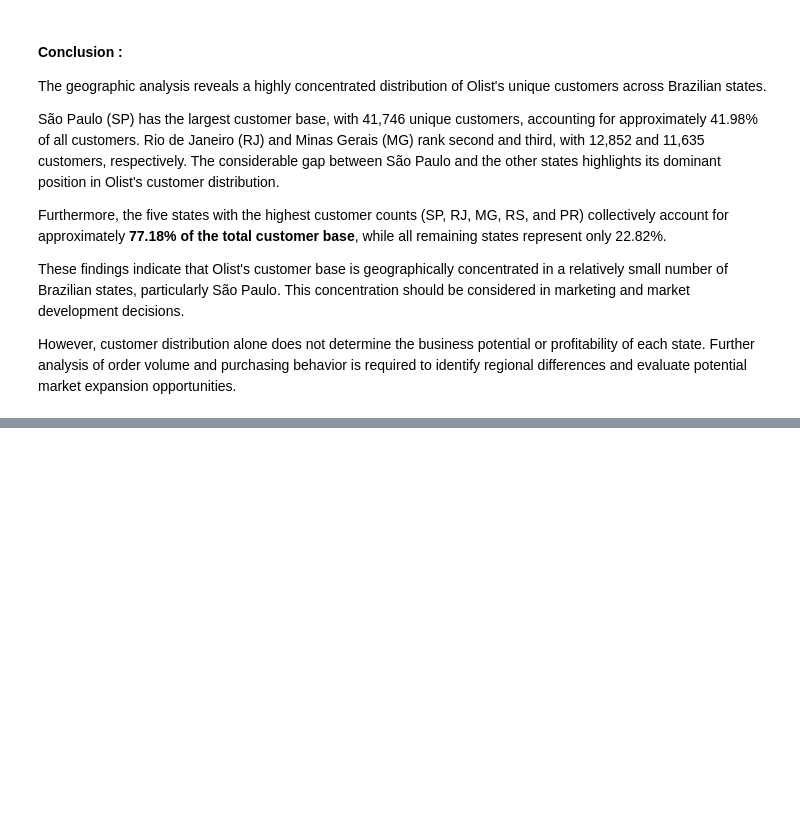
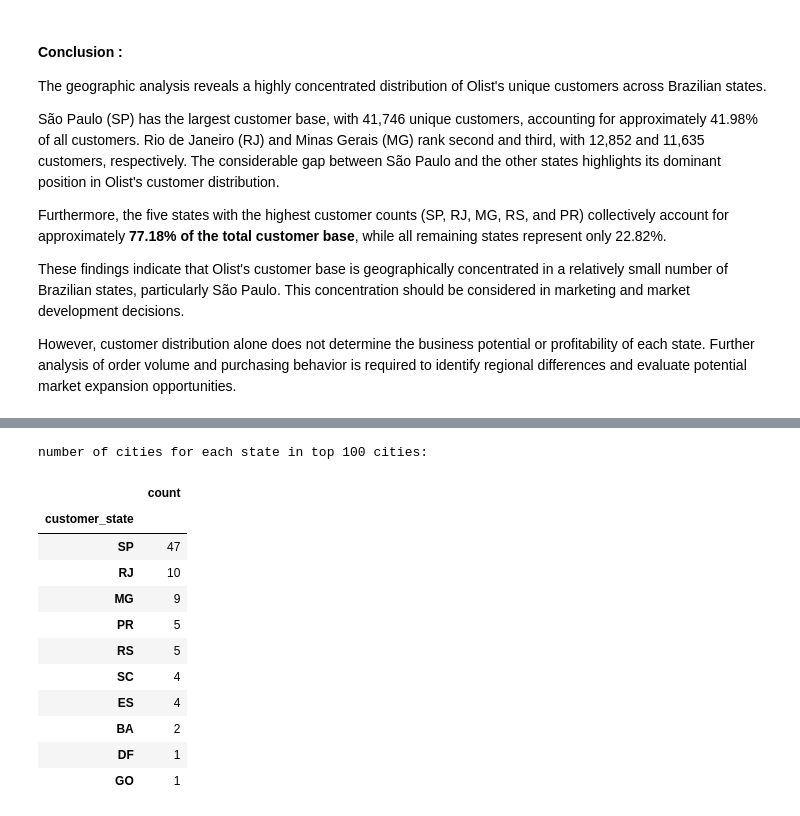
Before and after one commit to Abolfazl-Moradi006/Olist-data-analysis, a Jupyter notebook: Notebooks/4_Customer_Behavior_Geographic_Analysis.ipynb, the cells around one changed output, grey strips where cells are left out. Cells and saved outputs as stored; diff of their text form; code cells hidden in the pictures; blank space fills up the shorter version.

```diff
--- a/Notebooks/4_Customer_Behavior_Geographic_Analysis.ipynb
+++ b/Notebooks/4_Customer_Behavior_Geographic_Analysis.ipynb
@@ -184,0 +217,20 @@ However, customer distribution alone does not determine the business potential o
+# %%
+#check top 100 cities distribution
+top_100_cities = cities.head(100)
+
+print("number of cities for each state in top 100 cities:")
+display(top_100_cities["customer_state"].value_counts().to_frame().head(10))
+# %% [output]
+number of cities for each state in top 100 cities:
+|  | count |
+| customer_state |  |
+| SP | 47 |
+| RJ | 10 |
+| MG | 9 |
+| PR | 5 |
+| RS | 5 |
+| SC | 4 |
+| ES | 4 |
+| BA | 2 |
+| DF | 1 |
+| GO | 1 |
```
Also changed, not shown: parts of 6 cells of this notebook.
